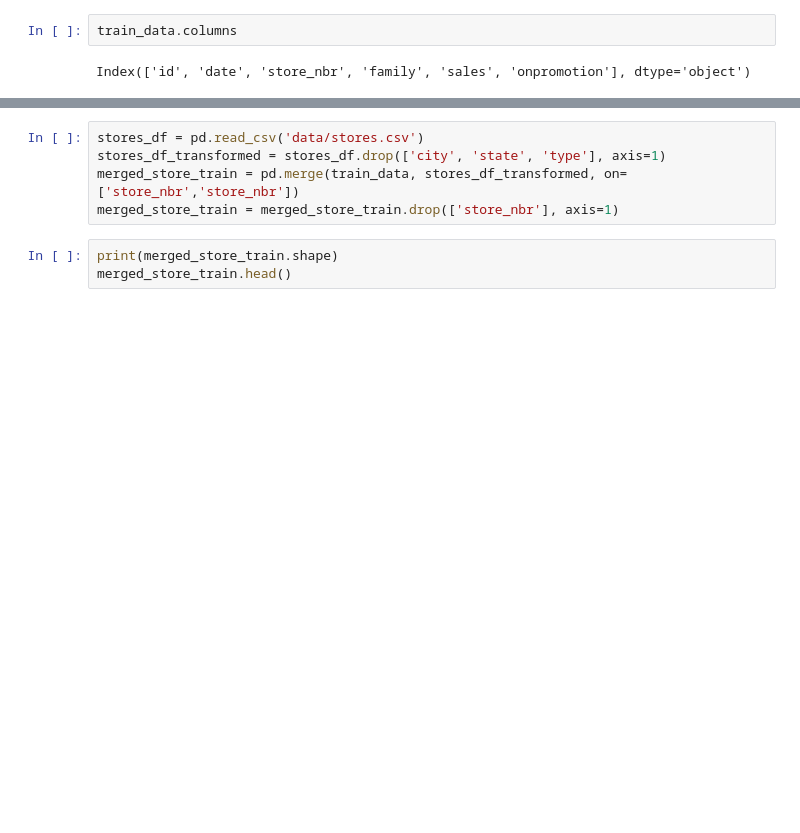
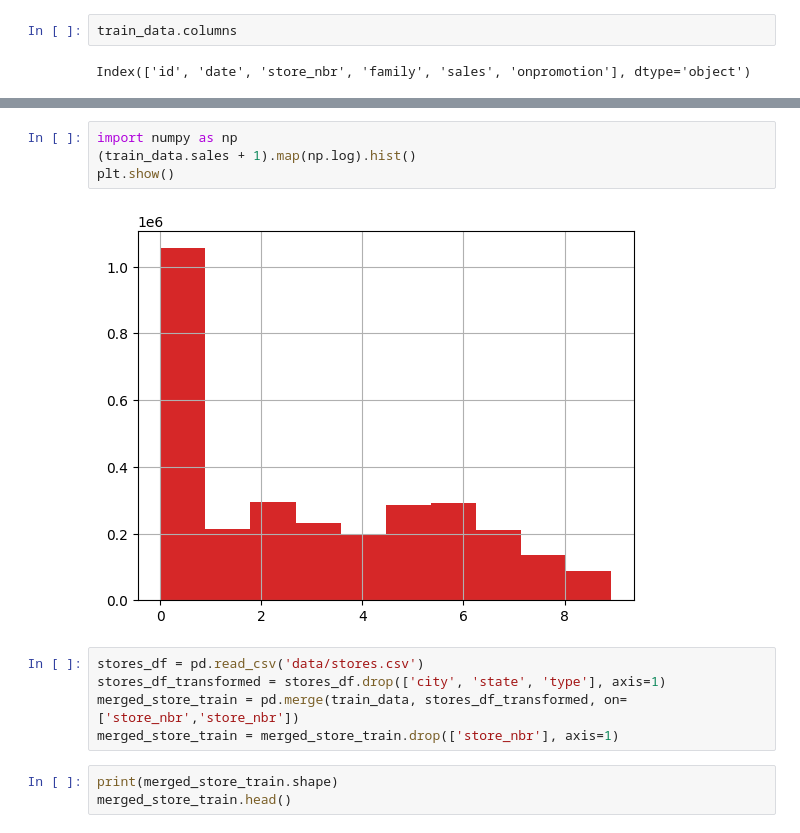
Before and after one commit to tomaszbk/time_series__sales_forecasting_ml, a Jupyter notebook: EDA.ipynb, the cells around one changed output, grey strips where cells are left out. Drawn from its saved outputs; the diff is of its cells as text; blank space fills up the shorter version.

```diff
--- a/EDA.ipynb
+++ b/EDA.ipynb
@@ -23,3 +30,9 @@ train_data.groupby('family')[['sales']].max().boxplot()
+# %%
+import numpy as np
+(train_data.sales + 1).map(np.log).hist()
+plt.show()
+# %% [output]
+[figure, added]
 # %%
 stores_df = pd.read_csv('data/stores.csv')
 stores_df_transformed = stores_df.drop(['city', 'state', 'type'], axis=1)
```
Also changed, not shown: parts of 3 cells of this notebook, 2 other files.
